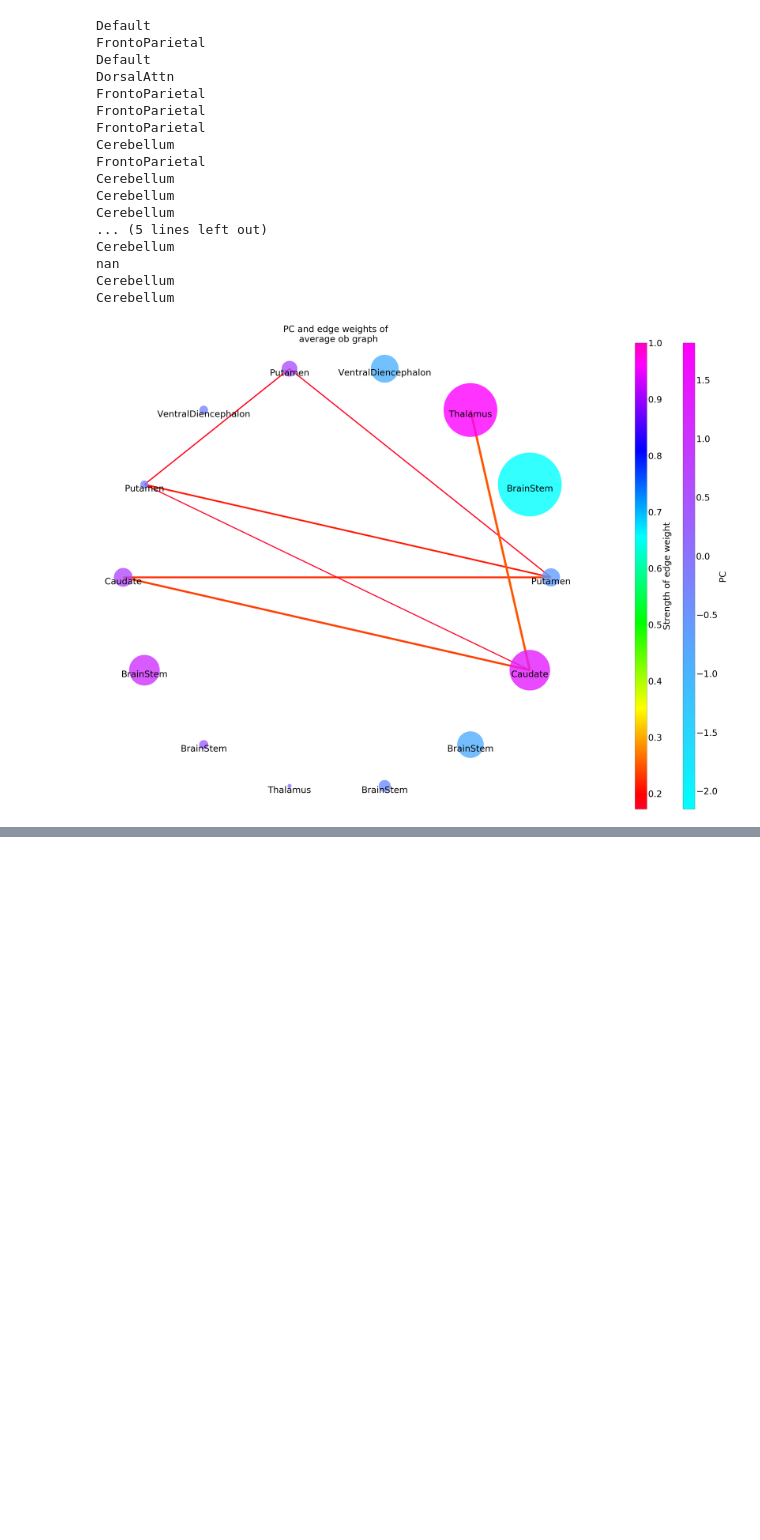
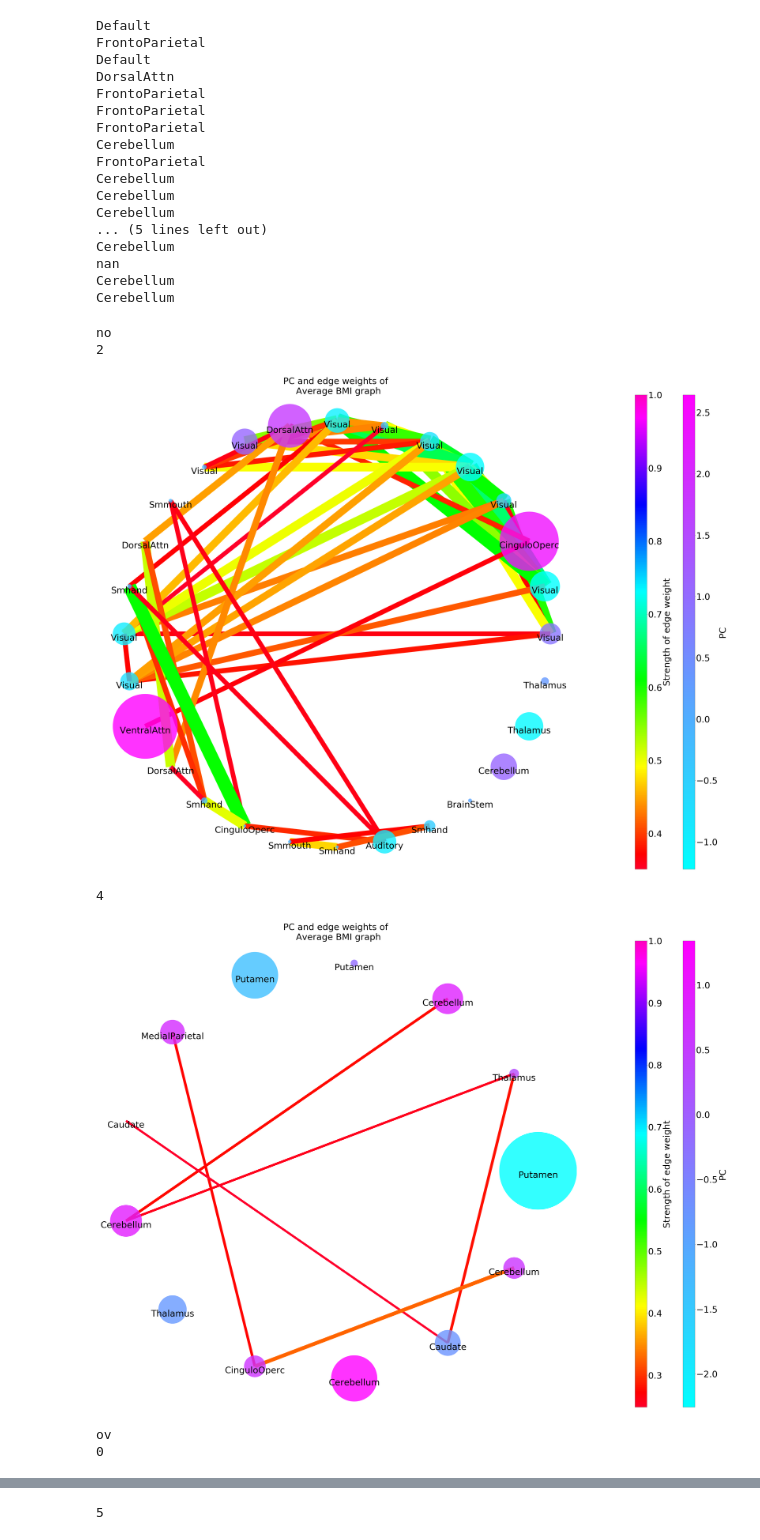
Before and after one commit to grace-shearrer/graph_analysis, a Jupyter notebook: clean_run.ipynb, the cells around one changed output, grey strips where cells are left out. Saved outputs shown, nothing was run; the diff lists cells and outputs as text; code cells hidden in the pictures; blank space fills up the shorter version.

```diff
--- a/clean_run.ipynb
+++ b/clean_run.ipynb
@@ -300,14 +301,12 @@ def basic_graph(graph, scl, FONT, metric, size, tile, basepath, bmi, mod):
     purr=np.percentile(w, tile)
     g=an.threshold2(graph,purr)
     # style
-#     fig,(ax1) = plt.subplots(1,  figsize=size)
-#     plt.subplots_adjust(left=0.30, right=1)
-    plt.figure(figsize = size)
+    fig = plt.figure(figsize = size)
     ax1 = plt.subplot(111, aspect = 'equal')
     plt.subplots_adjust(left=0.25, bottom=0, right=0.75, top=1, wspace=0.2, hspace=0)
 
+    positions=nx.circular_layout(g)
 
-    positions=nx.circular_layout(g)
     # NODES
     nodes, color = zip(*nx.get_node_attributes(g, metric).items())
     nodes, label = zip(*nx.get_node_attributes(g, 'labels').items())
@@ -315,6 +314,7 @@ def basic_graph(graph, scl, FONT, metric, size, tile, basepath, bmi, mod):
     new={}
     for x,y in nx.get_node_attributes(g, 'labels').items():
         new[x]=y['area']
+
     #draws nodes
     color = np.array(color)
     colz=stats.zscore(color)
@@ -362,7 +362,12 @@ def basic_graph(graph, scl, FONT, metric, size, tile, basepath, bmi, mod):
 
 
     plt.axis('off')
-    plt.title("%s and edge weights of \n average %s graph"%(metric, group), fontsize = FONT)
+    if bmi == 'no':
+        plt.title("%s and edge weights of \n %s graph"%(metric, 'Average BMI'), fontsize = FONT)
+    if bmi == 'ov':
+        plt.title("%s and edge weights of \n %s graph"%(metric, 'High BMI'), fontsize = FONT)
+    if bmi == 'ob':
+        plt.title("%s and edge weights of \n %s graph"%(metric, 'Very high BMI'), fontsize = FONT)
 
 
     axins1 = inset_axes(ax1,
@@ -392,6 +397,13 @@ def basic_graph(graph, scl, FONT, metric, size, tile, basepath, bmi, mod):
     sn = plt.cm.ScalarMappable(cmap=nColormap, norm=plt.Normalize(vmin = cm, vmax=cM))
     sn._A = []
 
+    rgb = sn.to_rgba(x=colz)
+    save={}
+    i = 0
+    for x,y in nx.get_node_attributes(g, 'labels').items():
+        save[x]=[y['IC'], y['area'], np.round(rgb[i]*255)]
+        i=i+1
+
     node_bar=fig.colorbar(sn, cax=axins2, label='Module value')
     for l in node_bar.ax.yaxis.get_ticklabels():
         l.set_size(FONT)
@@ -399,10 +411,31 @@ def basic_graph(graph, scl, FONT, metric, size, tile, basepath, bmi, mod):
 
 
     basepath='/Users/gracer/Google Drive/HCP/HCP_graph/1200/images'
-
-    plt.savefig(os.path.join(basepath,"%s_%s_%s.png"%(metric, bmi, mod)), format="PNG")
+    if bmi == 'no':
+        plt.savefig(os.path.join(basepath,"%s_%s_%s.png"%(metric, 'Average BMI', mod)), format="PNG")
+    if bmi == 'ov':
+        plt.savefig(os.path.join(basepath,"%s_%s_%s.png"%(metric, 'High BMI', mod)), format="PNG")
+    if bmi == 'ob':
+        plt.savefig(os.path.join(basepath,"%s_%s_%s.png"%(metric, 'Very high BMI', mod)), format="PNG")
     plt.show()
+    return(save)
-# %%
-basic_graph(subgraph_dict['ob'][6], 50000, 50, 'PC', (75,50), 80, basepath, 'Very High BMI', '6')
-# %% [output]
-[figure, removed]
+# %%
+wb_con = {
+    'no':{2:{},4:{}},
+    'ov': {0:{}, 5:{}},
+    'ob':{2:{}, 6:{}}
+}
+
+for group, mods in wb_con.items():
+    print(group)
+    for mod, blank in mods.items():
+        print(mod)
+        wb_con[group][mod]=basic_graph(subgraph_dict[group][mod], 50000, 50, 'PC', (75,50), 80, basepath, '%s'%group, '%i'%mod)
+# %% [output]
+no
+2
+[figure, added]
+4
+[figure, added]
+ov
+0
@@ -408,0 +443 @@ basic_graph(subgraph_dict['ob'][6], 50000, 50, 'PC', (75,50), 80, basepath, 'Ver
+5
```
Also changed, not shown: parts of 16 cells of this notebook, 3 other files.
